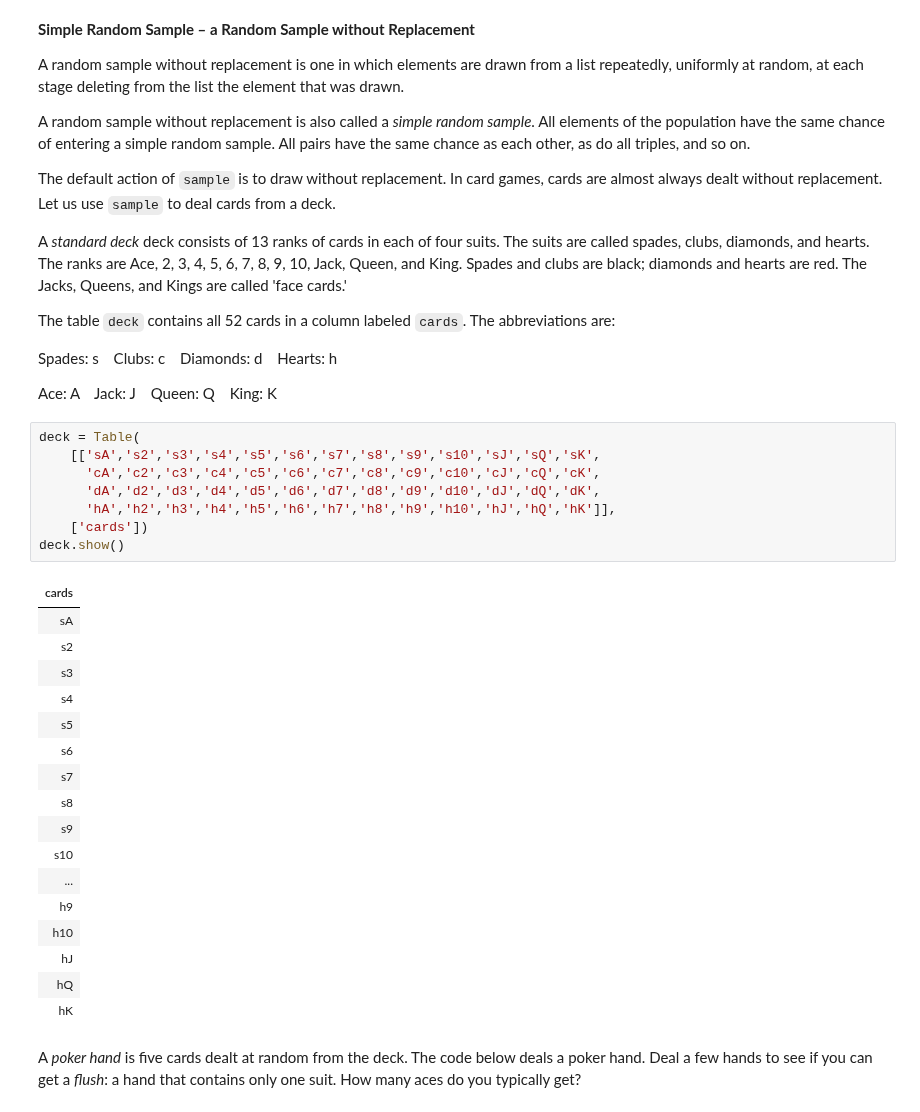
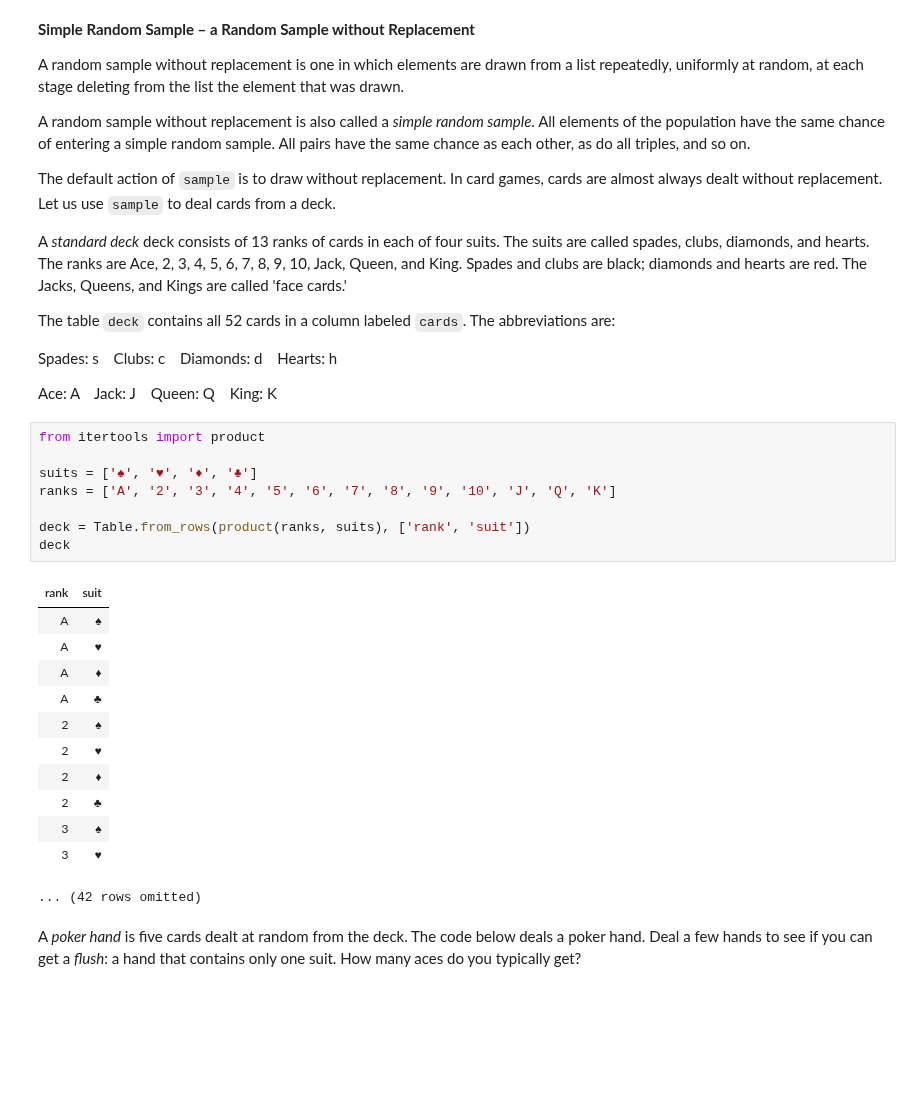
Before and after one commit to data-8/data-8.github.io, a Jupyter notebook: text/examples/Sampling.ipynb, the cells around one changed output. Drawn from its saved outputs; the diff is of its cells as text; blank space fills up the shorter version.

```diff
--- a/text/examples/Sampling.ipynb
+++ b/text/examples/Sampling.ipynb
@@ -328,32 +322,27 @@ The table `deck` contains all 52 cards in a column labeled `cards`. The abbrevia
 Spades: s $~~$ Clubs: c $~~$ Diamonds: d $~~$ Hearts: h
 
 Ace: A $~~$ Jack: J $~~$ Queen: Q $~~$ King: K
-# %%
-deck = Table(
-    [['sA','s2','s3','s4','s5','s6','s7','s8','s9','s10','sJ','sQ','sK',
-      'cA','c2','c3','c4','c5','c6','c7','c8','c9','c10','cJ','cQ','cK',
-      'dA','d2','d3','d4','d5','d6','d7','d8','d9','d10','dJ','dQ','dK',
-      'hA','h2','h3','h4','h5','h6','h7','h8','h9','h10','hJ','hQ','hK']],
-    ['cards'])
-deck.show()
-# %% [output]
-| cards |
-| sA |
-| s2 |
-| s3 |
-| s4 |
-| s5 |
-| s6 |
-| s7 |
-| s8 |
-| s9 |
-| s10 |
-| ... |
-| h9 |
-| h10 |
-| hJ |
-| hQ |
-| hK |
+# %%
+from itertools import product
+
+suits = ['♠︎', '♥︎', '♦︎', '♣︎']
+ranks = ['A', '2', '3', '4', '5', '6', '7', '8', '9', '10', 'J', 'Q', 'K']
+
+deck = Table.from_rows(product(ranks, suits), ['rank', 'suit'])
+deck
+# %% [output]
+| rank | suit |
+| A | ♠︎ |
+| A | ♥︎ |
+| A | ♦︎ |
+| A | ♣︎ |
+| 2 | ♠︎ |
+| 2 | ♥︎ |
+| 2 | ♦︎ |
+| 2 | ♣︎ |
+| 3 | ♠︎ |
+| 3 | ♥︎ |
+... (42 rows omitted)
 # %% [markdown]
 A *poker hand* is five cards dealt at random from the deck. The code below deals a poker hand. Deal a few hands to see if you can get a *flush*: a hand that contains only one suit. How many aces do you typically get?
 # %%
```
Also changed, not shown: parts of 22 cells of this notebook, 9 other files.
